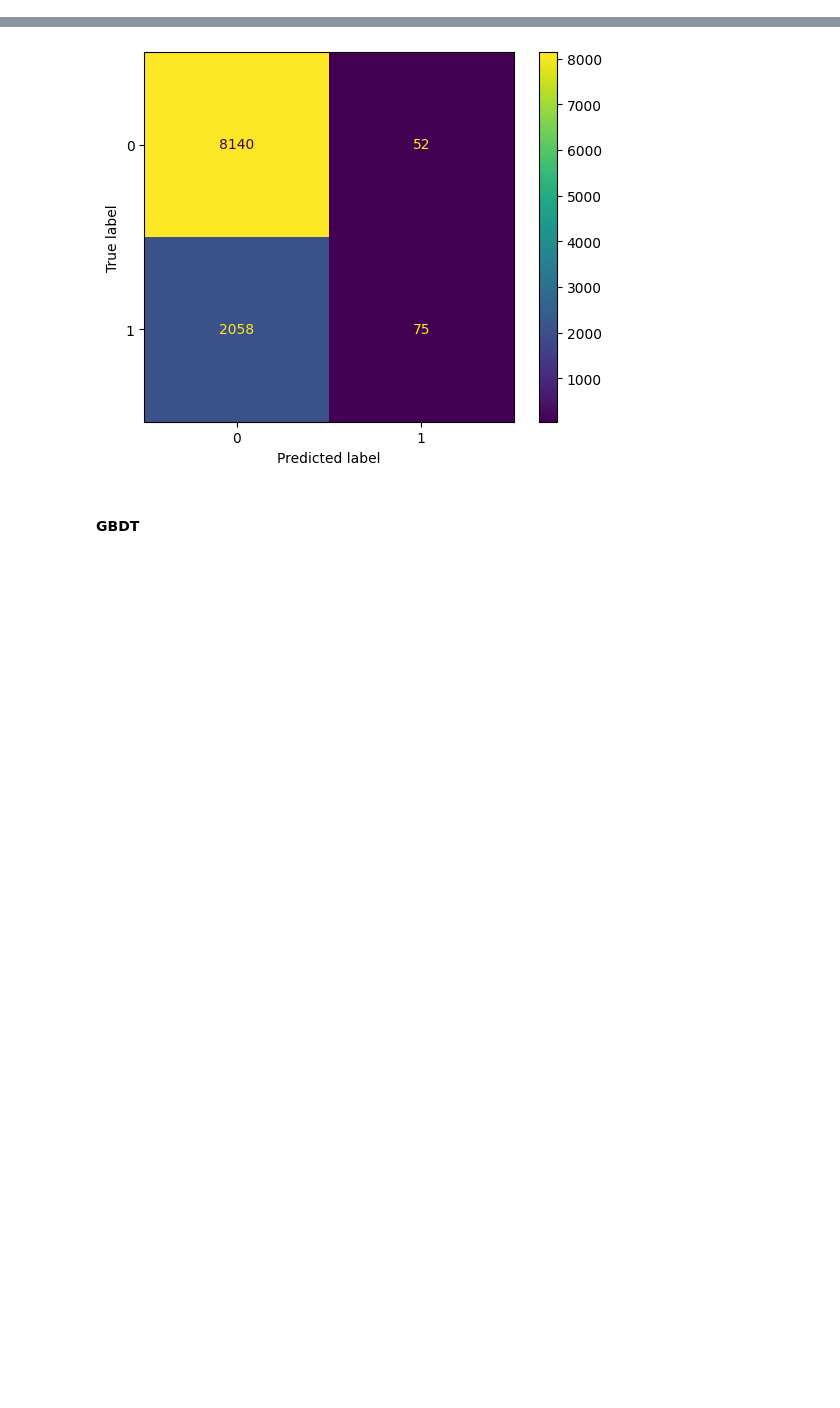
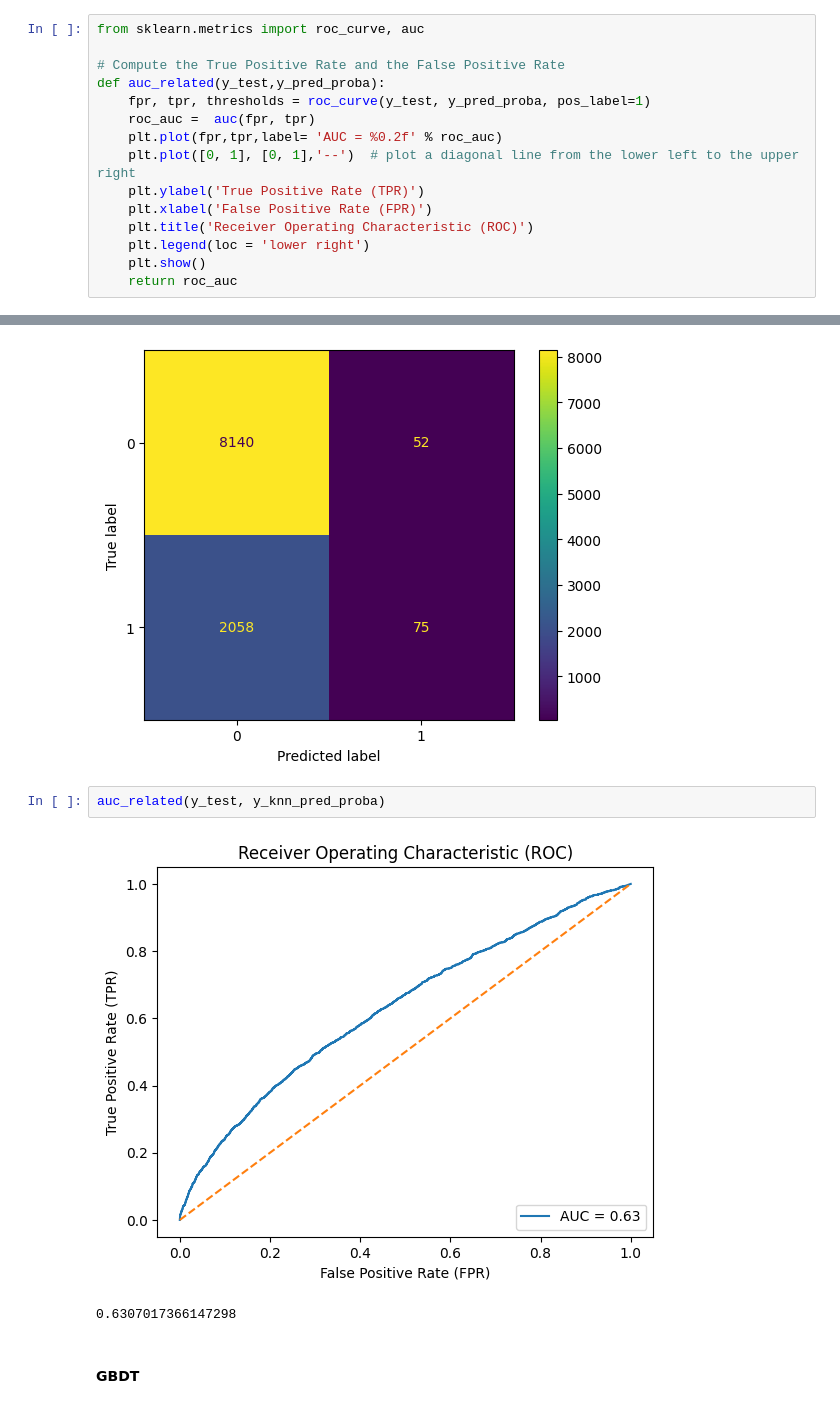
Before and after one commit to Junjie999/STATS503gogogo, a Jupyter notebook: Notebooks/Model_yy.ipynb, the cells around one changed output, grey strips where cells are left out. Drawn from its saved outputs; the diff is of its cells as text; blank space fills up the shorter version.

```diff
--- a/Notebooks/Model_yy.ipynb
+++ b/Notebooks/Model_yy.ipynb
@@ -132,6 +132,21 @@ from sklearn.metrics import confusion_matrix
 from sklearn.metrics import ConfusionMatrixDisplay
 from sklearn.metrics import classification_report, confusion_matrix, accuracy_score, roc_auc_score
 from sklearn.model_selection import GridSearchCV
+# %%
+from sklearn.metrics import roc_curve, auc
+
+# Compute the True Positive Rate and the False Positive Rate
+def auc_related(y_test,y_pred_proba):
+    fpr, tpr, thresholds = roc_curve(y_test, y_pred_proba, pos_label=1)
+    roc_auc =  auc(fpr, tpr)
+    plt.plot(fpr,tpr,label= 'AUC = %0.2f' % roc_auc)
+    plt.plot([0, 1], [0, 1],'--')  # plot a diagonal line from the lower left to the upper right
+    plt.ylabel('True Positive Rate (TPR)')
+    plt.xlabel('False Positive Rate (FPR)')
+    plt.title('Receiver Operating Characteristic (ROC)')
+    plt.legend(loc = 'lower right')
+    plt.show()
+    return roc_auc
 # %% [markdown]
 #### KNN
 # %%
@@ -185,6 +200,11 @@ weighted avg       0.76      0.80      0.72     10325
 Accuracy Score:
 0.7956416464891041
 [figure]
+# %%
+auc_related(y_test, y_knn_pred_proba)
+# %% [output]
+[figure, added]
+0.6307017366147298
 # %% [markdown]
 #### GBDT
 # %%
```
Also changed, not shown: parts of 5 cells of this notebook.
